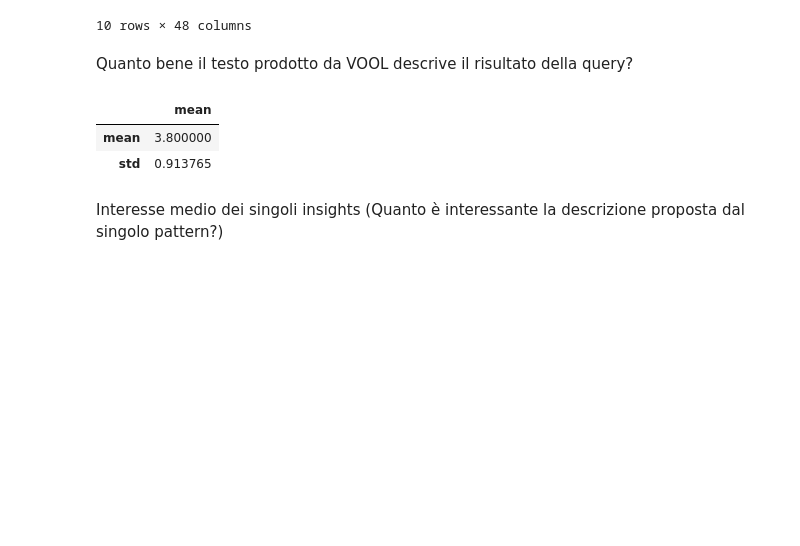
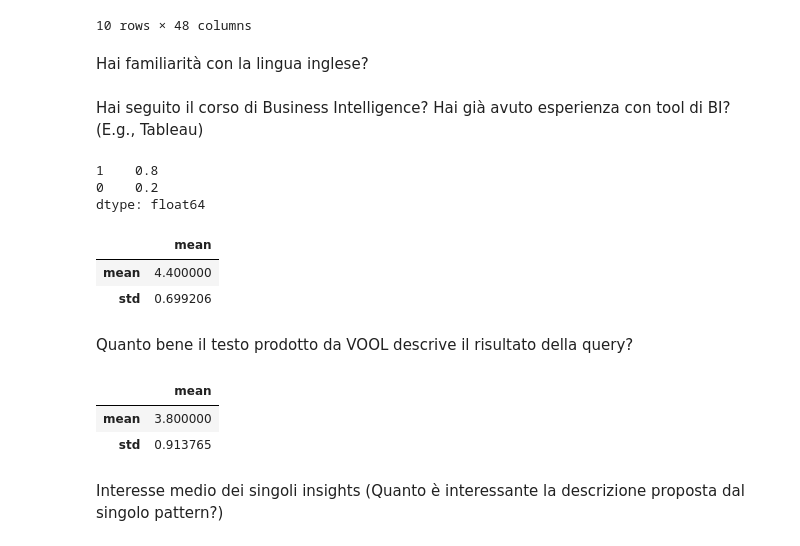
Before and after one commit to big-unibo/conversational-olap, a Jupyter notebook: COOL/src/main/python/charts.ipynb, the cells around one changed output. Drawn from its saved outputs; the diff is of its cells as text; code cells hidden in the pictures; blank space fills up the shorter version.

```diff
--- a/COOL/src/main/python/charts.ipynb
+++ b/COOL/src/main/python/charts.ipynb
@@ -275,6 +275,24 @@ df
 | 8 | 3/31/2022 13:16:59 | matteo.castellucci3@studio.unibo.it | No | No | 4 | ... |
 | 9 | 4/1/2022 10:52:01 | aurora.romanelli3@studio.unibo.it | Sì | Sì | 3 | ... |
 10 rows × 48 columns
+# %% [markdown]
+Hai familiarità con la lingua inglese?
+# %% [markdown]
+Hai seguito il corso di Business Intelligence? Hai già avuto esperienza con tool di BI? (E.g., Tableau)
+# %%
+dff = df[[x for x in df.columns if ("Hai seguito il corso di Business Intelligence?" in x or "Hai già avuto esperienza con tool di BI? (E.g., Tableau)" in x)]]
+dff.columns = [0, 1]
+dff.apply(lambda x: 0 if (x[0] == "No" or x[1] == "No") else 1, axis=1).value_counts(normalize=True)
+# %% [output]
+1    0.8
+0    0.2
+dtype: float64
+# %%
+df[[x for x in df.columns if "Hai familiarità con la lingua inglese?" in x]].agg([np.mean, np.std], axis=0).agg([np.mean], axis=1)
+# %% [output]
+|  | mean |
+| mean | 4.400000 |
+| std | 0.699206 |
 # %% [markdown]
 Quanto bene il testo prodotto da VOOL descrive il risultato della query?
 # %%
```
